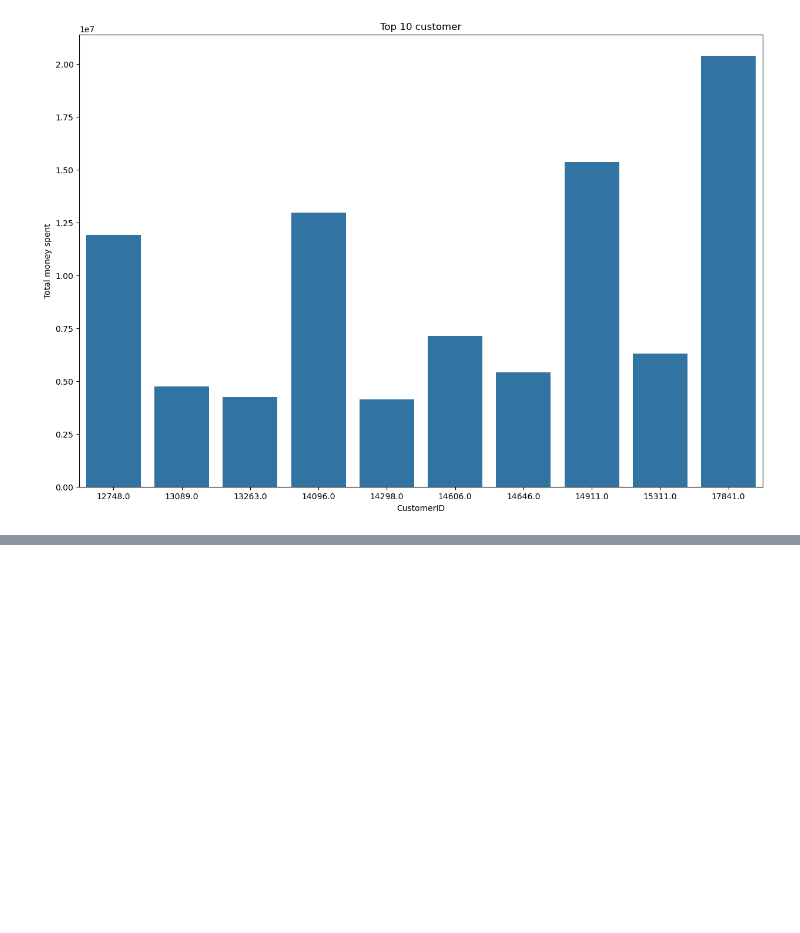
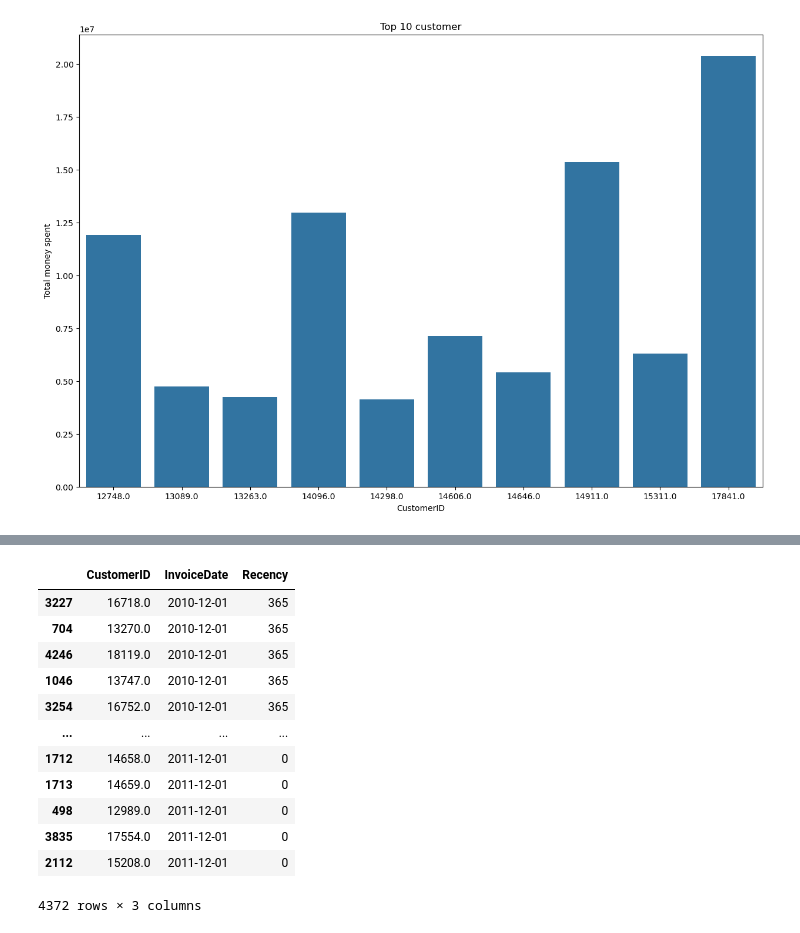
Before and after one commit to DaVinciAyo/Cohort-ecom, a Jupyter notebook: notebooks/ecom.ipynb, the cells around one changed output, grey strips where cells are left out. Saved outputs shown, nothing was run; the diff lists cells and outputs as text; code cells hidden in the pictures; blank space fills up the shorter version.

```diff
--- a/notebooks/ecom.ipynb
+++ b/notebooks/ecom.ipynb
@@ -383,0 +422,18 @@ plt.show()
+# %%
+recency_time['Recency'] = (recent_date - recency_time['InvoiceDate']).dt.days
+recency_time = recency_time.sort_values(['Recency'], ascending=False)
+recency_time
+# %% [output]
+|  | CustomerID | InvoiceDate | Recency |
+| 3227 | 16718.0 | 2010-12-01 | 365 |
+| 704 | 13270.0 | 2010-12-01 | 365 |
+| 4246 | 18119.0 | 2010-12-01 | 365 |
+| 1046 | 13747.0 | 2010-12-01 | 365 |
+| 3254 | 16752.0 | 2010-12-01 | 365 |
+| ... | ... | ... | ... |
+| 1712 | 14658.0 | 2011-12-01 | 0 |
+| 1713 | 14659.0 | 2011-12-01 | 0 |
+| 498 | 12989.0 | 2011-12-01 | 0 |
+| 3835 | 17554.0 | 2011-12-01 | 0 |
+| 2112 | 15208.0 | 2011-12-01 | 0 |
+4372 rows × 3 columns
```
Also changed, not shown: parts of 17 cells of this notebook.
